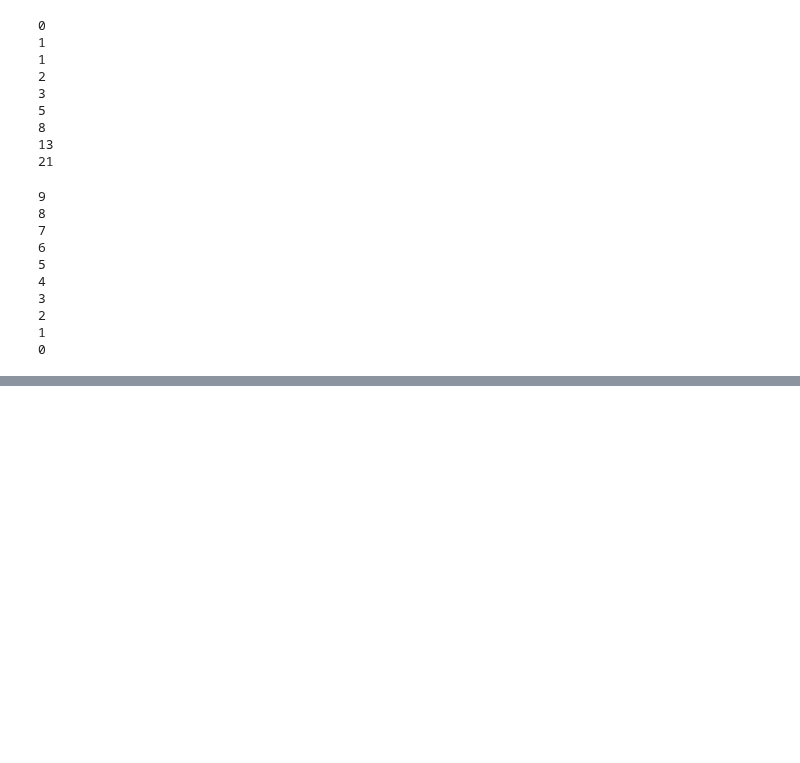
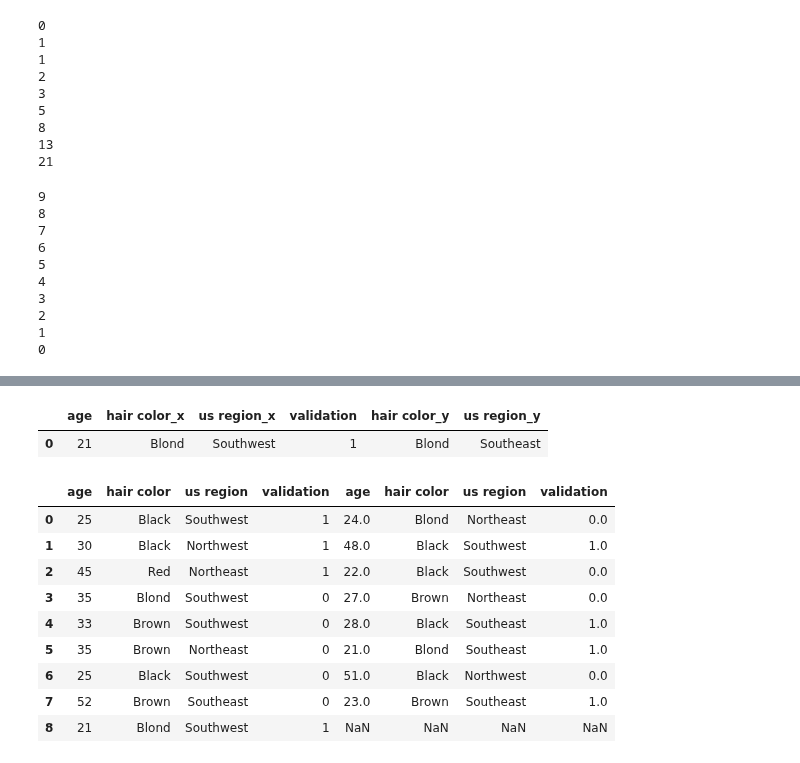
Before and after one commit to pradeepmaradugu/colab, a Jupyter notebook: Assignment.ipynb, the cells around one changed output, grey strips where cells are left out. Cells and saved outputs as stored; diff of their text form; code cells hidden in the pictures; blank space fills up the shorter version.

```diff
--- a/Assignment.ipynb
+++ b/Assignment.ipynb
@@ -100,0 +355,19 @@ for i in range(len(l1)):
+# %%
+
+# Split the below table into half and perform merge (inner, left and right) on Region. One example for each type of merge (inner, left and right)
+
+example for each type of merge (inner, left and right)
+tab1 = {'age':[25,30,45,35,33,35,25,52,21],
+        'hair color':['Black','Black','Red','Blond','Brown','Brown','Black','Brown','Blond'],
+        'us region': ['Southwest','Northwest','Northeast','Southwest','Southwest','Northeast','Southwest','Southeast','Southwest'],
+        'validation':[1,1,1,0,0,0,0,0,1]}
+
+tab2 = {'age':[24,48,22,27,28,21,51,23],
+        'hair color':['Blond','Black','Black','Brown','Black','Blond','Black','Brown'],
+        'us region': ['Northeast','Southwest','Southwest','Northeast','Southeast','Southeast','Northwest','Southeast'],
+        'validation':[0,1,0,0,1,1,0,1]}
+
+df3 = pd.DataFrame(tab1)
+df3
+df4 = pd.DataFrame(tab2)
+df4
@@ -100,0 +411,22 @@ for i in range(len(l1)):
+# %%
+new_df = pd.merge(df3,df4,how = 'inner', on = ['validation','age'])
+new_df
+# %% [output]
+|  | age | hair color_x | us region_x | validation | hair color_y | us region_y |
+| 0 | 21 | Blond | Southwest | 1 | Blond | Southeast |
+# %%
+# Split the below table and perform concat row wise and column wise
+
+new_concat_1 = pd.concat([df3,df4],axis = 1)
+new_concat_1
+# %% [output]
+|  | age | hair color | us region | validation | age | hair color | us region | validation |
+| 0 | 25 | Black | Southwest | 1 | 24.0 | Blond | Northeast | 0.0 |
+| 1 | 30 | Black | Northwest | 1 | 48.0 | Black | Southwest | 1.0 |
+| 2 | 45 | Red | Northeast | 1 | 22.0 | Black | Southwest | 0.0 |
+| 3 | 35 | Blond | Southwest | 0 | 27.0 | Brown | Northeast | 0.0 |
+| 4 | 33 | Brown | Southwest | 0 | 28.0 | Black | Southeast | 1.0 |
+| 5 | 35 | Brown | Northeast | 0 | 21.0 | Blond | Southeast | 1.0 |
+| 6 | 25 | Black | Southwest | 0 | 51.0 | Black | Northwest | 0.0 |
+| 7 | 52 | Brown | Southeast | 0 | 23.0 | Brown | Southeast | 1.0 |
+| 8 | 21 | Blond | Southwest | 1 | NaN | NaN | NaN | NaN |
```
Also changed, not shown: parts of 27 cells of this notebook.
